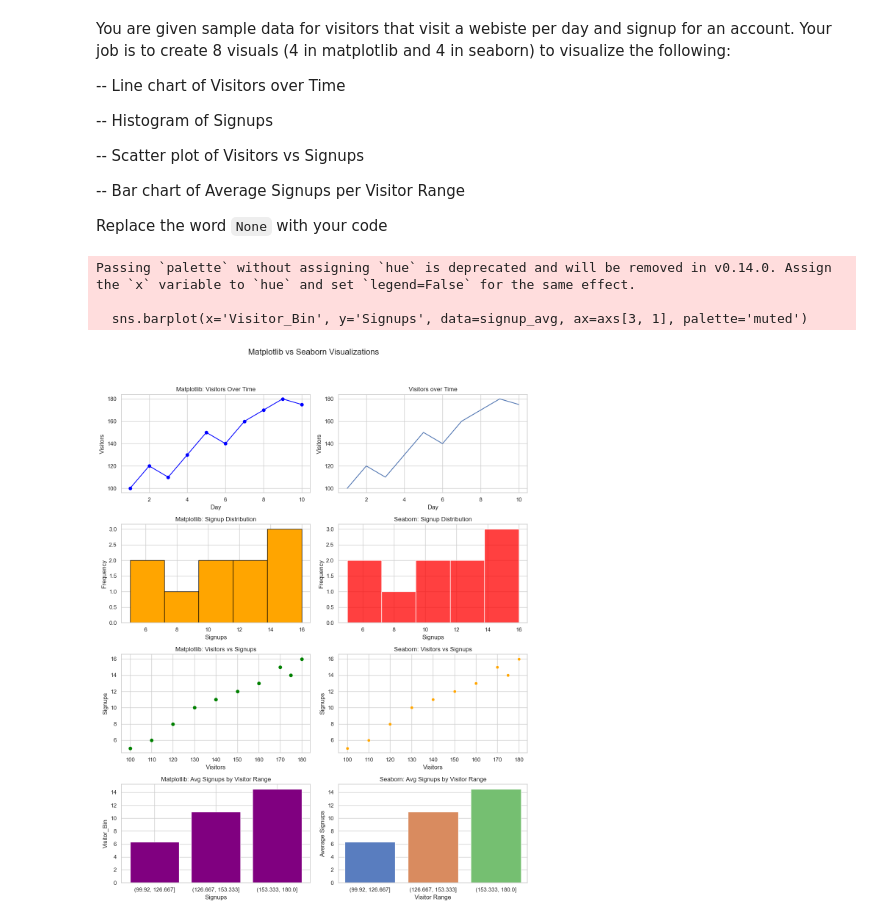
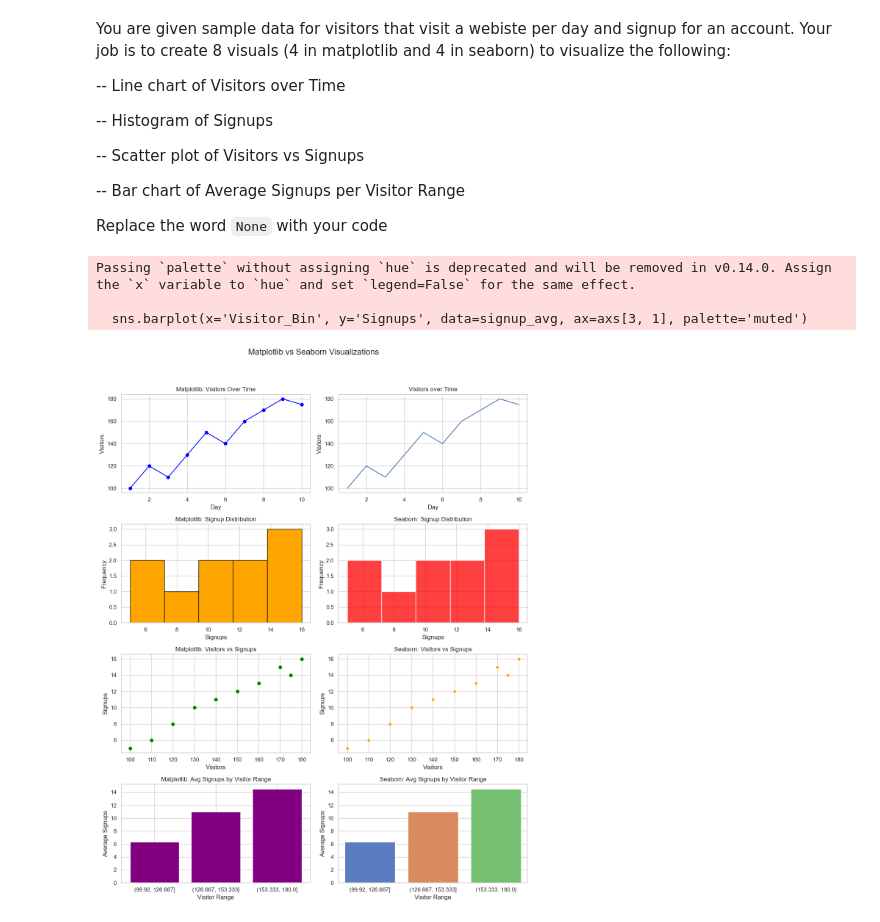
Before and after one commit to Angelk119/DA2025_Lectures2, a Jupyter notebook: Mod2/LiveLab_DataChallenges/LiveLab_DataChallenge_MatplotlibSeaborn-STUDENT.ipynb, the cells around one changed output. Saved outputs shown, nothing was run; the diff lists cells and outputs as text; code cells hidden in the pictures.

Commit message:
Fixed a naming error on bottom two charts

```diff
--- a/Mod2/LiveLab_DataChallenges/LiveLab_DataChallenge_MatplotlibSeaborn-STUDENT.ipynb
+++ b/Mod2/LiveLab_DataChallenges/LiveLab_DataChallenge_MatplotlibSeaborn-STUDENT.ipynb
@@ -69,33 +69,33 @@ axs[2, 0].set_ylabel("Signups")
 sns.scatterplot(x='Visitors', y='Signups', data=df, ax=axs[2, 1], color='orange')
 axs[2, 1].set_title("Seaborn: Visitors vs Signups")
 axs[2, 1].set_xlabel("Visitors")
 axs[2, 1].set_ylabel("Signups")
 # Creating a variable for a bar chart -- what does this code do?
 df['Visitor_Bin'] = pd.cut(df['Visitors'], bins=3)
 signup_avg = df.groupby('Visitor_Bin')['Signups'].mean().reset_index()
 
 
 # Task 4: Bar chart of average Signups per Visitor Bin - Matplotlib
 
 axs[3, 0].bar(signup_avg['Visitor_Bin'].astype(str), signup_avg['Signups'], color='purple')
 axs[3, 0].set_title("Matplotlib: Avg Signups by Visitor Range")
-axs[3, 0].set_xlabel('Signups')
-axs[3, 0].set_ylabel('Visitor_Bin')
+axs[3, 0].set_xlabel('Visitor Range')
+axs[3, 0].set_ylabel('Average Signups')
 
 
 # Task 4: Bar chart of average Signups per Visitor Bin - Seaborn
 
 sns.barplot(x='Visitor_Bin', y='Signups', data=signup_avg, ax=axs[3, 1], palette='muted')
 axs[3, 1].set_title("Seaborn: Avg Signups by Visitor Range")
 axs[3, 1].set_xlabel("Visitor Range")
 axs[3, 1].set_ylabel("Average Signups")
 
 
 # Adjust layout
 plt.tight_layout(rect=[0, 0.03, 1, 0.95])
 plt.show()
 # %% [output]
 Passing `palette` without assigning `hue` is deprecated and will be removed in v0.14.0. Assign the `x` variable to `hue` and set `legend=False` for the same effect.
 
   sns.barplot(x='Visitor_Bin', y='Signups', data=signup_avg, ax=axs[3, 1], palette='muted')
-[figure, old version]
+[figure, new version]
```
